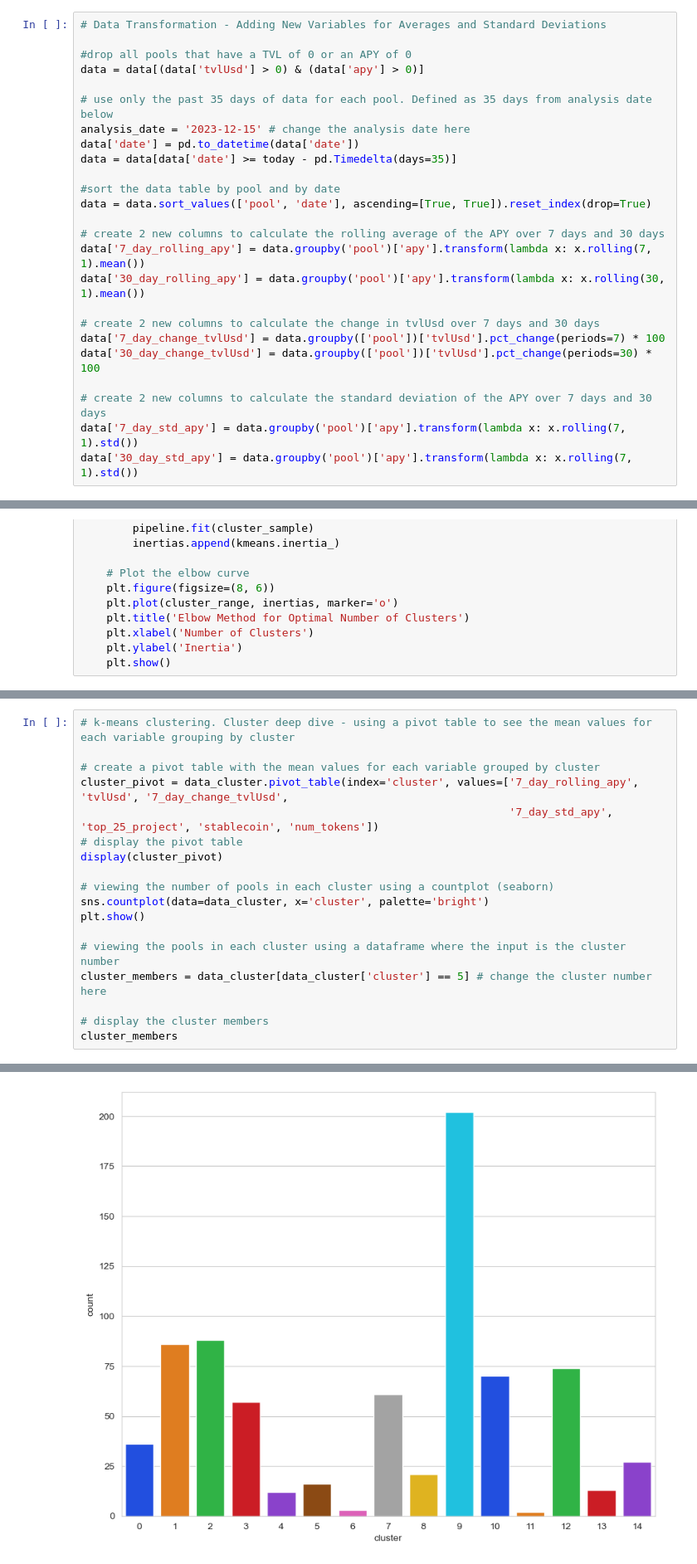
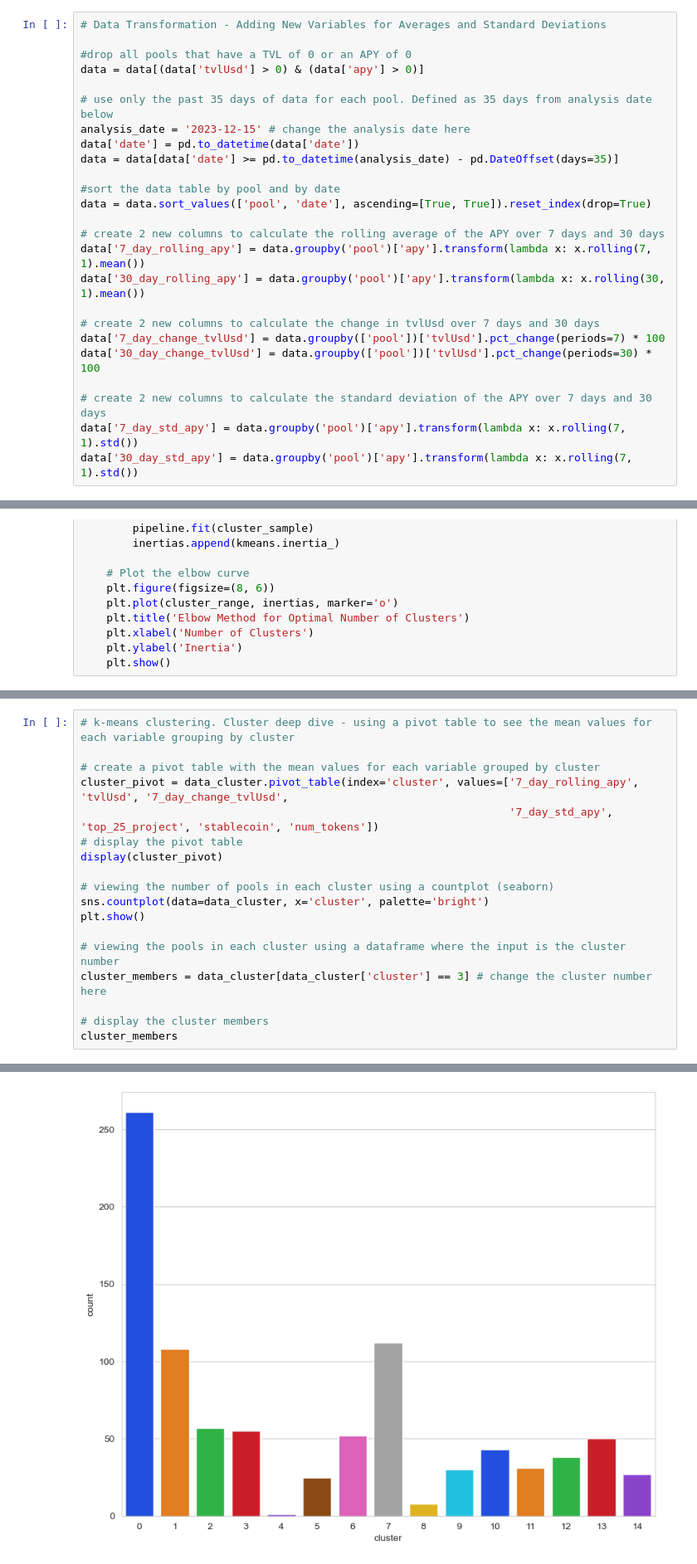
Before and after one commit to RazDwa1923/ML_Price, a Jupyter notebook: DeFi_Pool_k-means_clustering.ipynb, the cells around one changed output, grey strips where cells are left out. Shown at 83% size. Cells and saved outputs as stored; diff of their text form.

```diff
--- a/DeFi_Pool_k-means_clustering.ipynb
+++ b/DeFi_Pool_k-means_clustering.ipynb
@@ -39,7 +39,7 @@ data = data[(data['tvlUsd'] > 0) & (data['apy'] > 0)]
 # use only the past 35 days of data for each pool. Defined as 35 days from analysis date below
 analysis_date = '2023-12-15' # change the analysis date here
 data['date'] = pd.to_datetime(data['date'])
-data = data[data['date'] >= today - pd.Timedelta(days=35)]
+data = data[data['date'] >= pd.to_datetime(analysis_date) - pd.DateOffset(days=35)]
 
 #sort the data table by pool and by date
 data = data.sort_values(['pool', 'date'], ascending=[True, True]).reset_index(drop=True)
@@ -361,7 +361,7 @@ sns.countplot(data=data_cluster, x='cluster', palette='bright')
 plt.show()
 
 # viewing the pools in each cluster using a dataframe where the input is the cluster number
-cluster_members = data_cluster[data_cluster['cluster'] == 5] # change the cluster number here
+cluster_members = data_cluster[data_cluster['cluster'] == 3] # change the cluster number here
 
 # display the cluster members
 cluster_members
@@ -386,2 +386,2 @@ cluster_members
-[figure, old version]
+[figure, new version]
 |  | project | chain | pool | symbol | tvlUsd | 7_day_rolling_apy | 7_day_change_tvlUsd | 7_day_std_apy | ... |
```
Also changed, not shown: parts of 8 cells of this notebook, 1 other file.
